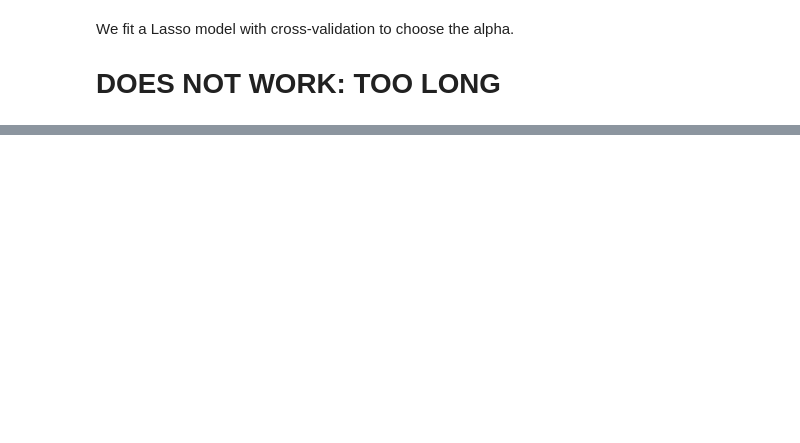
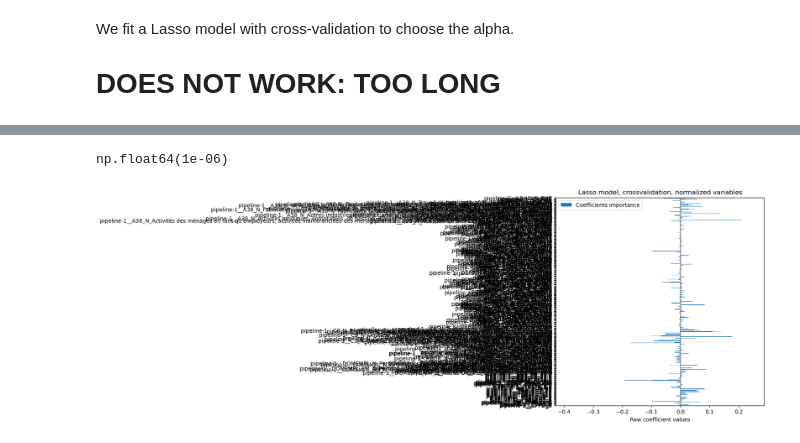
Before and after one commit to grn-matthieu/ML-for-econometrics---Project, a Jupyter notebook: modeling.ipynb, the cells around one changed output, grey strips where cells are left out. Drawn from its saved outputs; the diff is of its cells as text; code cells hidden in the pictures; blank space fills up the shorter version.

Commit message:
tests lasso

```diff
--- a/modeling.ipynb
+++ b/modeling.ipynb
@@ -278,7 +338,7 @@ categorical_columns = [
     'FILT', #indic poste annexe 2 ou non-annexe 1 (seuils rémunération volume)
     #'REGR', 'REGT', #région de résidence et de travail
     'SEXE', #1 homme 2 femme
-    'PCS', #PCS-ESE
+    #'PCS', #PCS-ESE
     'TYP_EMPLOI', #ordinaire, apprenti, autre
     #'CONV_COLL', #convention collective
 
@@ -290,8 +350,9 @@ categorical_columns = [
     'AGE_TR', #age en tranches quadriennales
     #'DATDEB_TR','DATFIN_TR', #dates début et fin rémunération en tranches
     #'DUREE_TR', #durée de paie exprimée en jours en tranches mensuelles
-    'DOMEMPL_EM_N', 'DOMEMPL_N', 'REGR_N',
-       'REGT_N', 'CS_N', 'DEPR_N', 'DEPT_N','A38_N' #les variables renommées avec les labels correspondants aux codes
+    'DOMEMPL_EM_N', 'DOMEMPL_N',
+    'REGR_N', 'REGT_N',
+    'CS_N', 'DEPR_N', 'DEPT_N','A38_N' #les variables renommées avec les labels correspondants aux codes
 ]
 
 all_columns = numerical_columns + categorical_columns
@@ -334,3 +413,15 @@ _ = model.fit(X_train, y_train)
 # First we verify which value of :math:`\alpha` has been selected.
 
 model[-1].regressor_.alpha_
+# %%
+alphas = np.logspace(-10, 10, 21)
+model = make_pipeline(
+    preprocessor,
+    TransformedTargetRegressor(
+        regressor=LassoCV(alphas=alphas, max_iter=100, n_jobs=-1),
+        func=np.log10,
+        inverse_func=sp.special.exp10,
+    ),
+)
+# %%
+model.fit(X_train, y_train)
@@ -336,0 +463,21 @@ model[-1].regressor_.alpha_
+# %%
+# First we verify which value of :math:`\alpha` has been selected.
+
+alpha_cv_lasso = model[-1].regressor_.alpha_
+alpha_cv_lasso
+# %% [output]
+np.float64(1e-06)
+# %%
+feature_names = model[:-1].get_feature_names_out()
+coefs = pd.DataFrame(
+    model[-1].regressor_.coef_,
+    columns=["Coefficients importance"],
+    index=feature_names,
+)
+coefs.plot.barh(figsize=(9, 7))
+plt.title("Lasso model, crossvalidation, normalized variables")
+plt.xlabel("Raw coefficient values")
+plt.axvline(x=0, color=".5")
+plt.subplots_adjust(left=0.3)
+# %% [output]
+[figure, added]
```
Also changed, not shown: parts of 35 cells of this notebook.
